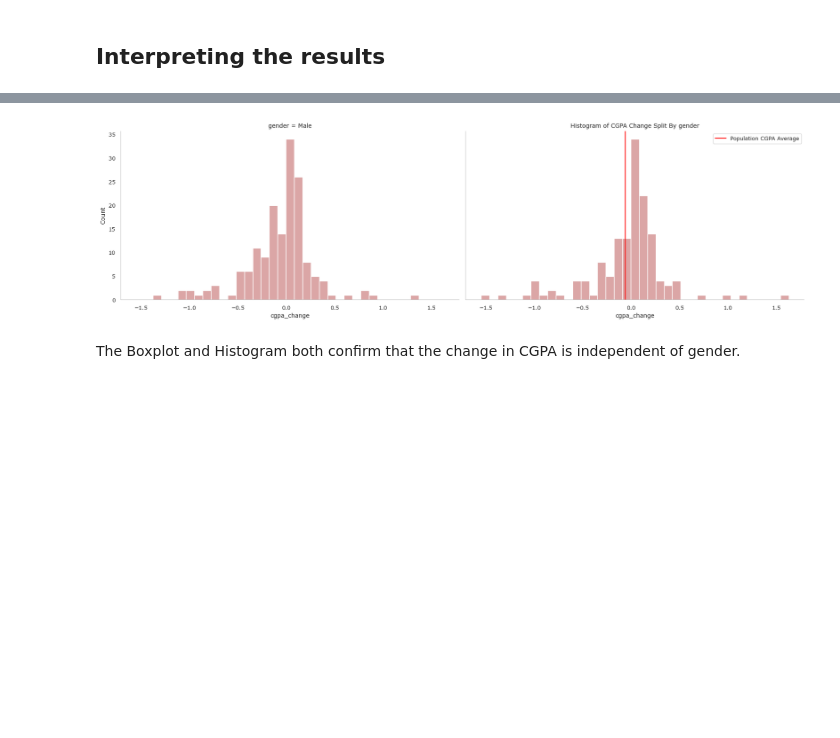
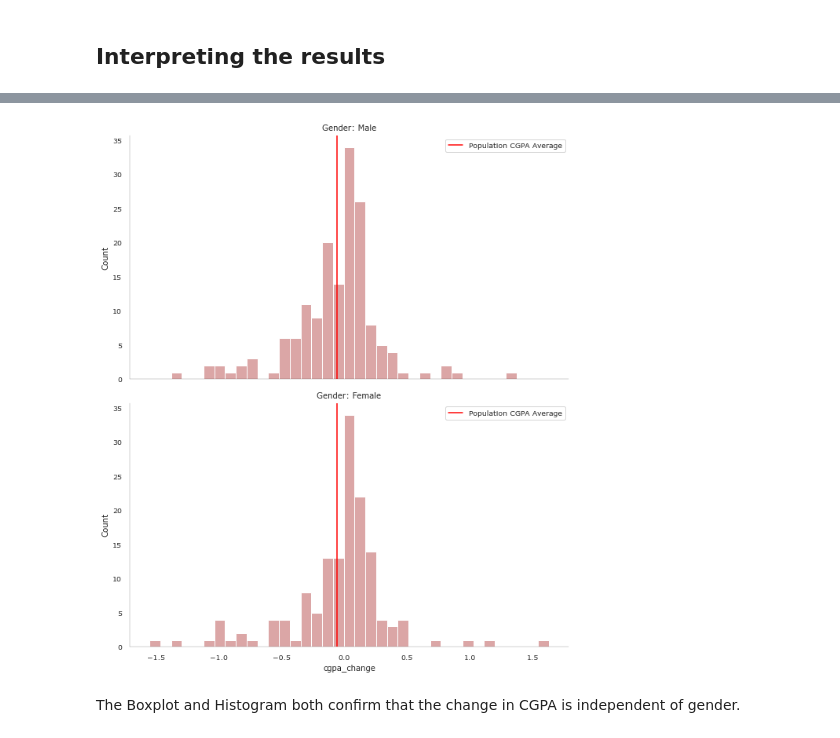
Before and after one commit to socratesjnr/asuu-strike-project, a Jupyter notebook: project-analysis/analysis/stat_analysis.ipynb, the cells around one changed output, grey strips where cells are left out. Drawn from its saved outputs; the diff is of its cells as text; code cells hidden in the pictures; blank space fills up the shorter version.

```diff
--- a/project-analysis/analysis/stat_analysis.ipynb
+++ b/project-analysis/analysis/stat_analysis.ipynb
@@ -535,20 +609,22 @@ plt.legend(loc='upper right')
 plt.title('Boxplot of CGPA Change Split By gender');
 # %% [output]
 [figure]
+# %%
+generate_subplots(df_valid_cgpa, x_col='cgpa_change', row_col='gender')
+# %% [output]
+[figure, added]
 # %%
-# Visualizing the results
-sns.displot(
-    kind='hist',
-    data=df_valid_cgpa,
-    x='cgpa_change',
-    col='gender',
-    aspect=12/7
-)
-plt.axvline(df_valid_cgpa.cgpa_change.mean(),color='red',label='Population CGPA Average')
-plt.legend(loc='upper right')
-plt.title('Histogram of CGPA Change Split By gender');
+# # Visualizing the results
+# sns.displot(
+#     kind='hist',
+#     data=df_valid_cgpa,
+#     x='cgpa_change',
+#     col='gender',
+#     aspect=12/7
+# )
+# plt.axvline(df_valid_cgpa.cgpa_change.mean(),color='red',label='Population CGPA Average')
+# plt.legend(loc='upper right')
+# plt.title('Histogram of CGPA Change Split By gender');
-# %% [output]
-[figure, removed]
 # %% [markdown]
 The Boxplot and Histogram both confirm that the change in CGPA is independent of gender.
 # %% [markdown]
```
Also changed, not shown: parts of 84 cells of this notebook.
